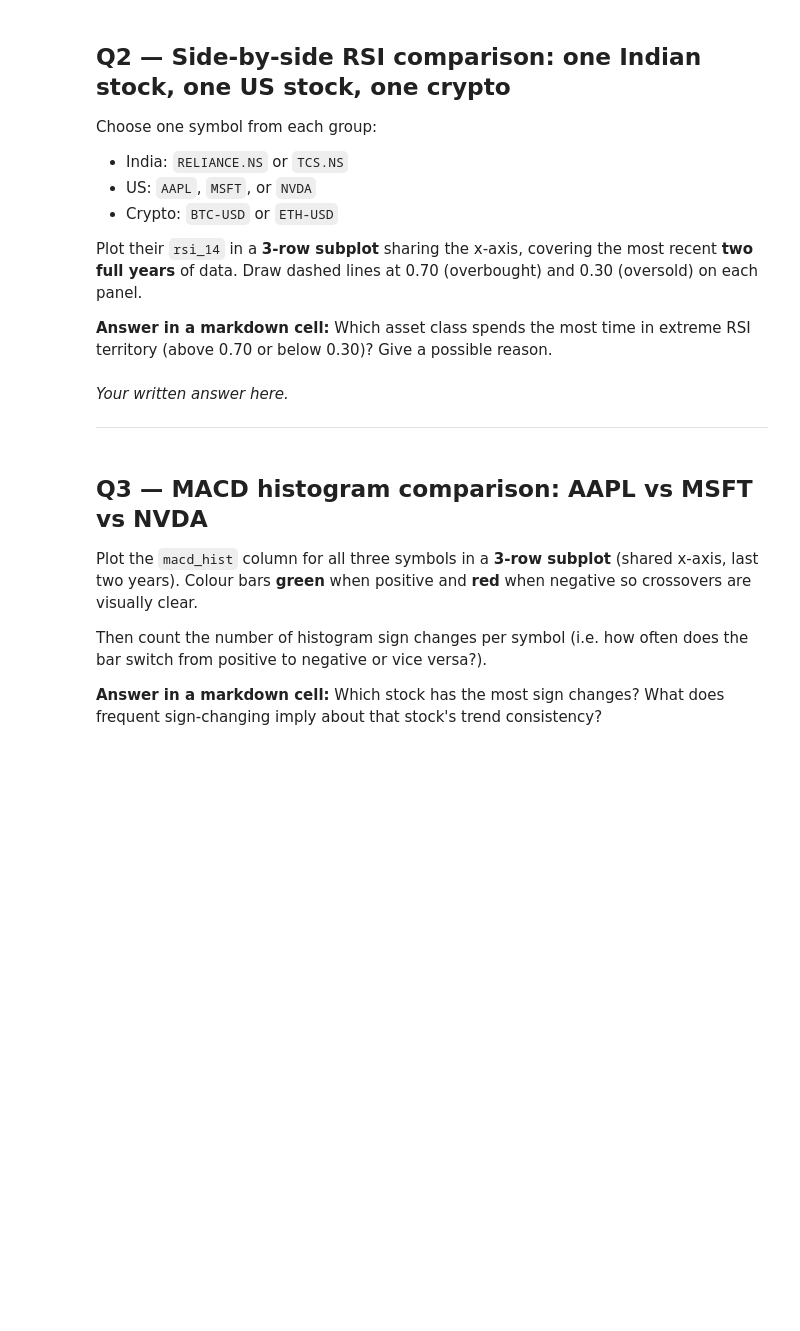
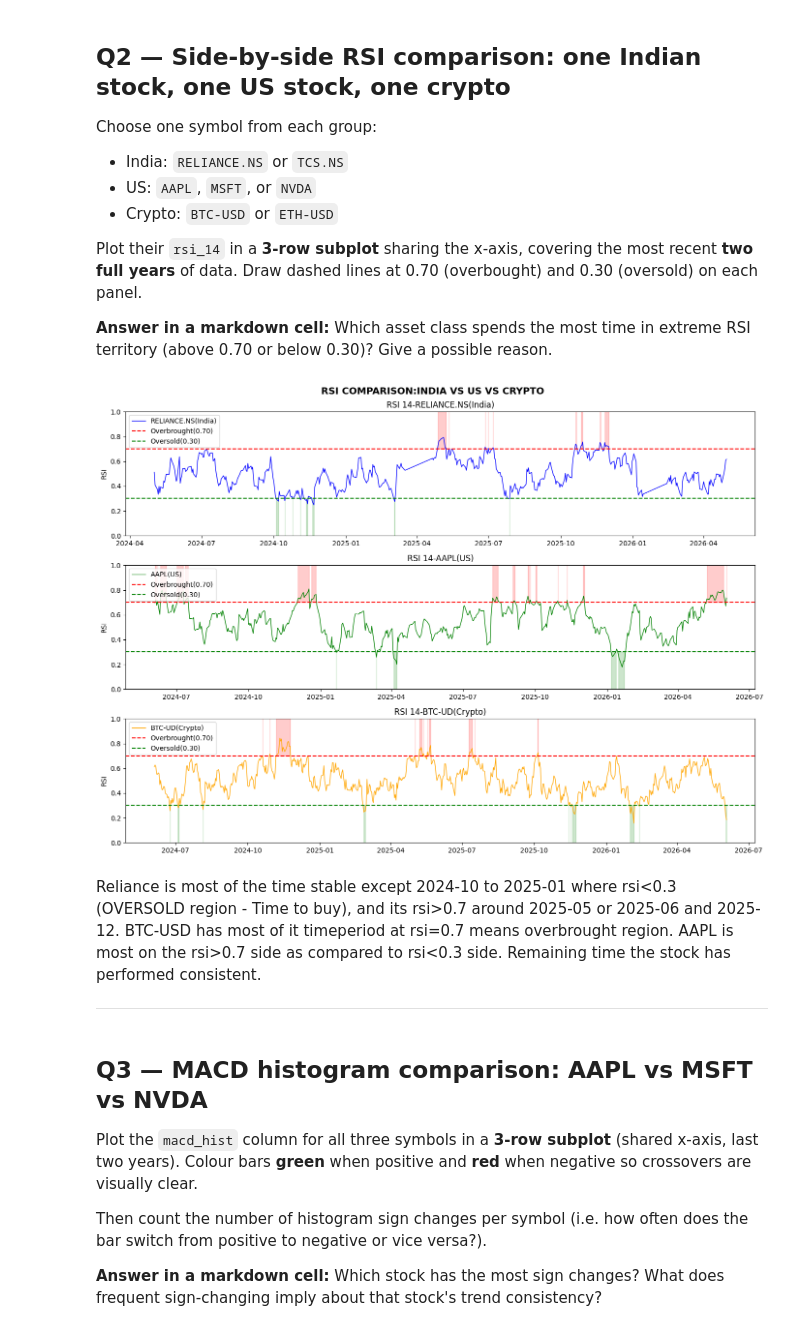
Before and after one commit to Abhinav-pro1003/SOC-Stock-Trading-With-LSTM-And-RL, a Jupyter notebook: Week2/analysis.ipynb, the cells around one changed output. Drawn from its saved outputs; the diff is of its cells as text; code cells hidden in the pictures; blank space fills up the shorter version.

```diff
--- a/Week2/analysis.ipynb
+++ b/Week2/analysis.ipynb
@@ -60,9 +235,49 @@ Draw dashed lines at 0.70 (overbought) and 0.30 (oversold) on each panel.
 
 **Answer in a markdown cell:** Which asset class spends the most time in extreme RSI territory (above 0.70 or below 0.30)? Give a possible reason.
 # %%
+from matplotlib import colors
 # Your code here
+india='RELIANCE.NS'
+us='AAPL'
+crypto='BTC-USD'
+
+symbols_q2=[india,us,crypto]
+labels=['RELIANCE.NS(India)','AAPL(US)','BTC-UD(Crypto)']
+colors=['blue','green','orange']
+
+fig,axes=plt.subplots(3,1,figsize=(14,10),sharex=False)
+for i,(sym,label,color) in enumerate(zip(symbols_q2,labels,colors)): # enumerate(zip(...)) gives:(0, ('RELIANCE.NS', 'Reliance.NS(India)','blue'))
+  df=load_features(sym) #Reliance.NS ->Reliance_NS
+  df=df.last('730D')
+
+  axes[i].plot(df.index,df['rsi_14'],
+               label=label,color=color,linewidth=1)
+
+  axes[i].axhline(0.70,color='red',
+                  linestyle='--',label='Overbrought(0.70)')
+  axes[i].axhline(0.30,color='green',
+                  linestyle='--',label='Oversold(0.30)')
+  axes[i].fill_between(df.index,0.70,1.0,
+                       where=df['rsi_14']>0.70,
+                       color='red',alpha=0.2)
+  axes[i].fill_between(df.index,0.0,0.30,
+                       where=df['rsi_14']<0.30,
+                       color='green',alpha=0.2)
+  axes[i].set_title(f'RSI 14-{label}')
+  axes[i].set_ylabel('RSI')
+  axes[i].legend(loc='upper left')
+  axes[i].set_ylim(0,1)
+
+plt.suptitle('RSI COMPARISON:INDIA VS US VS CRYPTO',
+             fontsize=14,fontweight='bold')
+plt.tight_layout()
+plt.show()
+# %% [output]
+[figure, added]
 # %% [markdown]
-*Your written answer here.*
+Reliance is most of the time stable except 2024-10 to 2025-01 where rsi<0.3 (OVERSOLD region - Time to buy), and its rsi>0.7 around 2025-05 or 2025-06 and 2025-12.
+BTC-USD has most of it timeperiod at rsi=0.7 means overbrought region.
+AAPL  is most on the rsi>0.7 side as compared to rsi<0.3 side. Remaining time the stock has performed consistent.
 
 ---
 # %% [markdown]
```
Also changed, not shown: parts of 16 cells of this notebook, 3 other files.
